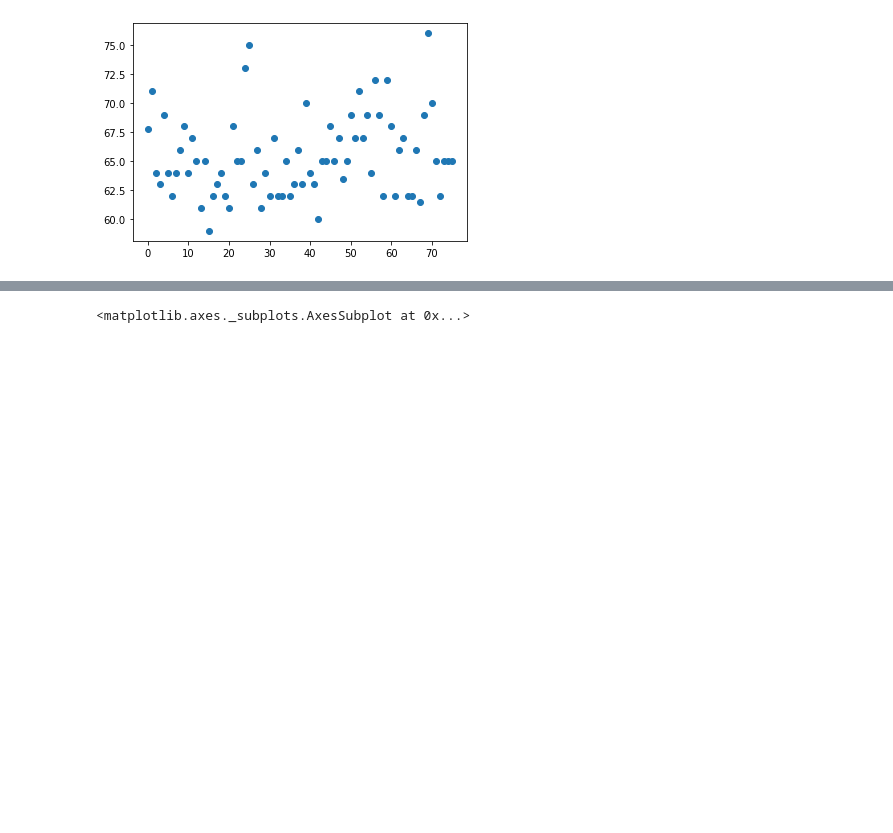
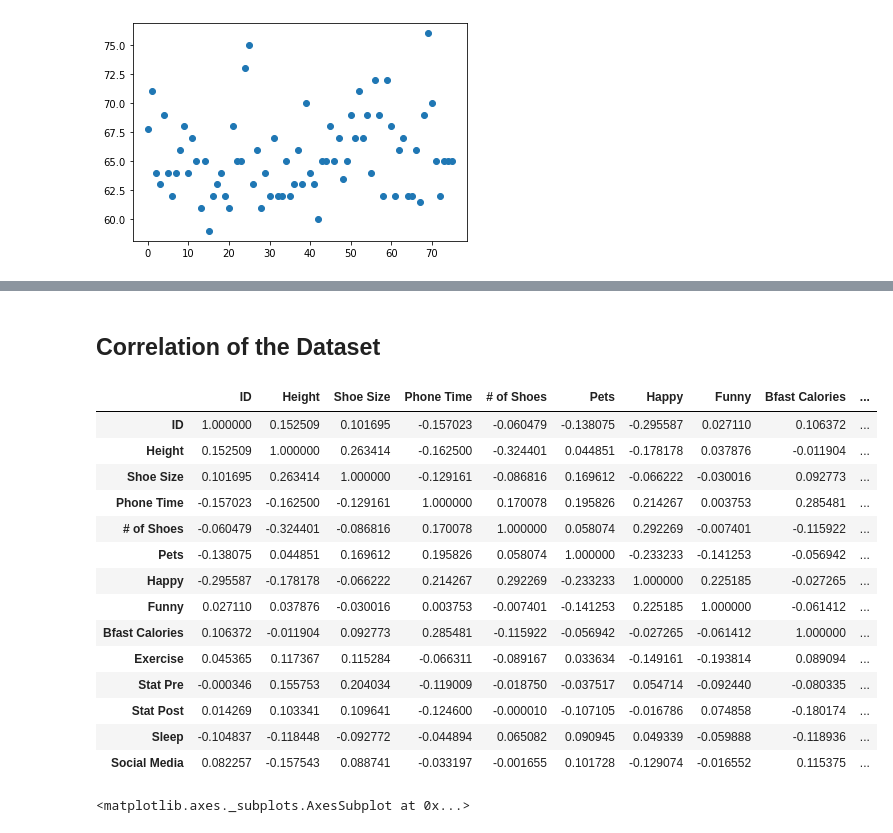
Before and after one commit to kshitizkool/Data-Analytics-Assignments, a Jupyter notebook: DA_As2.ipynb, the cells around one changed output, grey strips where cells are left out. Drawn from its saved outputs; the diff is of its cells as text; code cells hidden in the pictures; blank space fills up the shorter version.

```diff
--- a/DA_As2.ipynb
+++ b/DA_As2.ipynb
@@ -20,3 +84,23 @@ plt.scatter(df.index,df['Height'])
+# %% [markdown]
+## Correlation of the Dataset
+# %%
+df.corr()
+# %% [output]
+|  | ID | Height | Shoe Size | Phone Time | # of Shoes | Pets | Happy | Funny | Bfast Calories | ... |
+| ID | 1.000000 | 0.152509 | 0.101695 | -0.157023 | -0.060479 | -0.138075 | -0.295587 | 0.027110 | 0.106372 | ... |
+| Height | 0.152509 | 1.000000 | 0.263414 | -0.162500 | -0.324401 | 0.044851 | -0.178178 | 0.037876 | -0.011904 | ... |
+| Shoe Size | 0.101695 | 0.263414 | 1.000000 | -0.129161 | -0.086816 | 0.169612 | -0.066222 | -0.030016 | 0.092773 | ... |
+| Phone Time | -0.157023 | -0.162500 | -0.129161 | 1.000000 | 0.170078 | 0.195826 | 0.214267 | 0.003753 | 0.285481 | ... |
+| # of Shoes | -0.060479 | -0.324401 | -0.086816 | 0.170078 | 1.000000 | 0.058074 | 0.292269 | -0.007401 | -0.115922 | ... |
+| Pets | -0.138075 | 0.044851 | 0.169612 | 0.195826 | 0.058074 | 1.000000 | -0.233233 | -0.141253 | -0.056942 | ... |
+| Happy | -0.295587 | -0.178178 | -0.066222 | 0.214267 | 0.292269 | -0.233233 | 1.000000 | 0.225185 | -0.027265 | ... |
+| Funny | 0.027110 | 0.037876 | -0.030016 | 0.003753 | -0.007401 | -0.141253 | 0.225185 | 1.000000 | -0.061412 | ... |
+| Bfast Calories | 0.106372 | -0.011904 | 0.092773 | 0.285481 | -0.115922 | -0.056942 | -0.027265 | -0.061412 | 1.000000 | ... |
+| Exercise | 0.045365 | 0.117367 | 0.115284 | -0.066311 | -0.089167 | 0.033634 | -0.149161 | -0.193814 | 0.089094 | ... |
+| Stat Pre | -0.000346 | 0.155753 | 0.204034 | -0.119009 | -0.018750 | -0.037517 | 0.054714 | -0.092440 | -0.080335 | ... |
+| Stat Post | 0.014269 | 0.103341 | 0.109641 | -0.124600 | -0.000010 | -0.107105 | -0.016786 | 0.074858 | -0.180174 | ... |
+| Sleep | -0.104837 | -0.118448 | -0.092772 | -0.044894 | 0.065082 | 0.090945 | 0.049339 | -0.059888 | -0.118936 | ... |
+| Social Media | 0.082257 | -0.157543 | 0.088741 | -0.033197 | -0.001655 | 0.101728 | -0.129074 | -0.016552 | 0.115375 | ... |
 # %%
 sn.scatterplot(x=df.index,y=df['Height'],hue=df['Shoe Size'])
 # %% [output]
```
Also changed, not shown: parts of 11 cells of this notebook.
